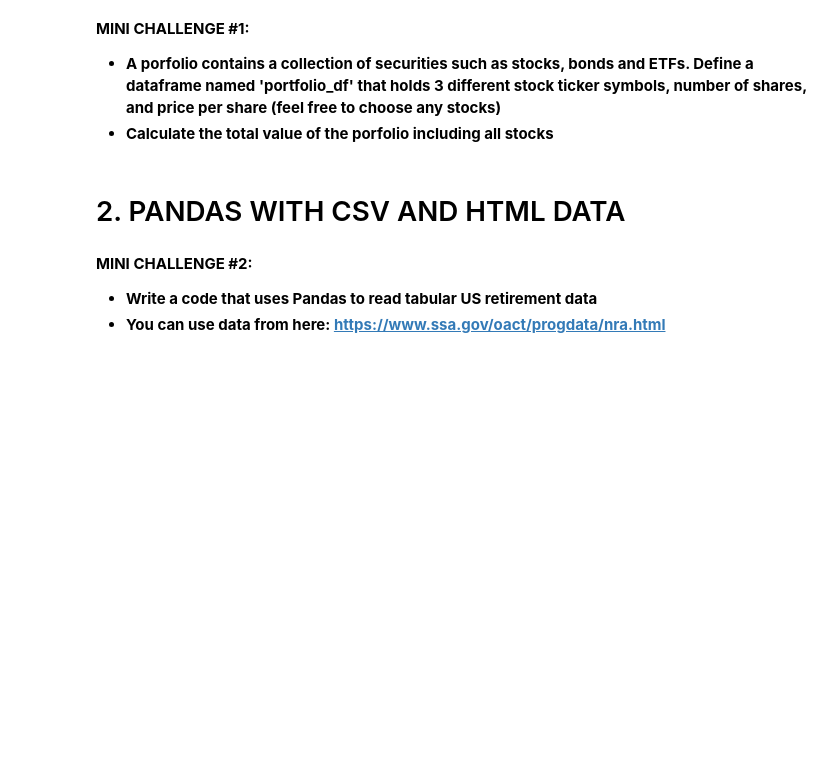
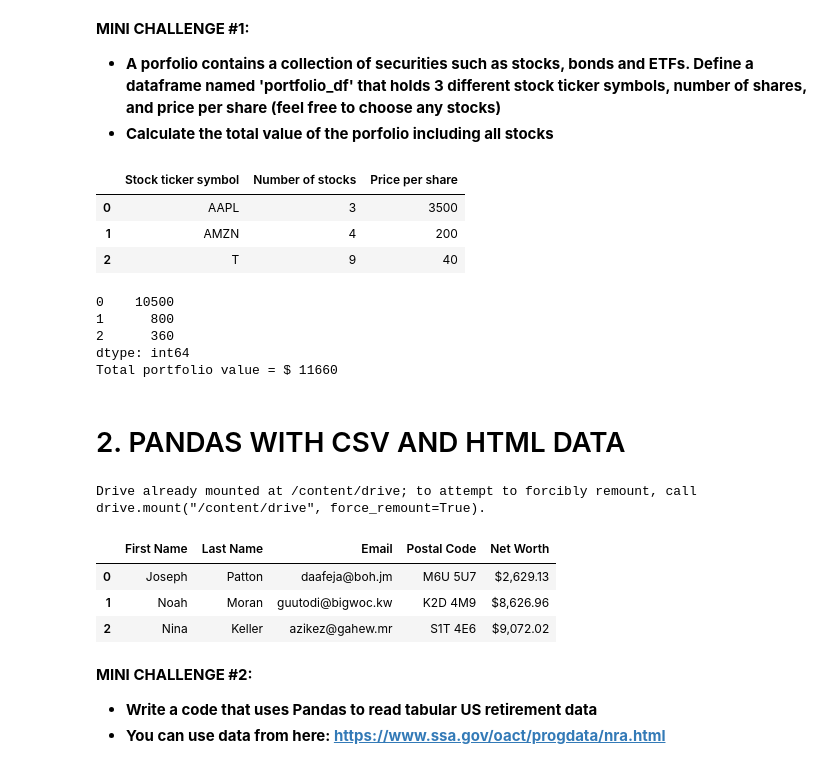
Before and after one commit to LinaSachuk/The-Complete-Python-and-Machine-Learning-for-Financial-Analysis, a Jupyter notebook: 8_Python_101_Python_Libraries_for_Data_Analysis_Pandas.ipynb, the cells around one changed output. Saved outputs shown, nothing was run; the diff lists cells and outputs as text; code cells hidden in the pictures; blank space fills up the shorter version.

```diff
--- a/8_Python_101_Python_Libraries_for_Data_Analysis_Pandas.ipynb
+++ b/8_Python_101_Python_Libraries_for_Data_Analysis_Pandas.ipynb
@@ -94,12 +94,45 @@ bank_client_df.tail()
 **MINI CHALLENGE #1:**
 - **A porfolio contains a collection of securities such as stocks, bonds and ETFs. Define a dataframe named 'portfolio_df' that holds 3 different stock ticker symbols, number of shares, and price per share (feel free to choose any stocks)**
 - **Calculate the total value of the porfolio including all stocks**
+# %%
+portfolio_df = pd.DataFrame({'Stock ticker symbol': ['AAPL', 'AMZN', 'T'],
+                             'Number of stocks': [3, 4, 9],
+                             'Price per share': [3500, 200, 40]})
+portfolio_df
+# %% [output]
+|  | Stock ticker symbol | Number of stocks | Price per share |
+| 0 | AAPL | 3 | 3500 |
+| 1 | AMZN | 4 | 200 |
+| 2 | T | 9 | 40 |
+# %%
+stocks_dollar_value = portfolio_df['Number of stocks']*portfolio_df['Price per share']
+print(stocks_dollar_value)
+print(f'Total portfolio value = $ {stocks_dollar_value.sum()}')
+# %% [output]
+0    10500
+1      800
+2      360
+dtype: int64
+Total portfolio value = $ 11660
 # %% [markdown]
 # 2. PANDAS WITH CSV AND HTML DATA
 # %%
 # In order to access data on Google Drive, you need to mount the drive to access it's content
+# %%
+from google.colab import drive
+drive.mount('/content/drive')
+# %% [output]
+Drive already mounted at /content/drive; to attempt to forcibly remount, call drive.mount("/content/drive", force_remount=True).
 # %%
 # Pandas is used to read a csv file and store data in a DataFrame
+
+bank_df = pd.read_csv('/content/drive/My Drive/Python+for+Financial+Analysis+-+Course+Package/Part 1. Python Programming Fundamentals/bank_client_information.csv')
+bank_df
+# %% [output]
+|  | First Name | Last Name | Email | Postal Code | Net Worth |
+| 0 | Joseph | Patton | daafeja@boh.jm | M6U 5U7 | $2,629.13 |
+| 1 | Noah | Moran | guutodi@bigwoc.kw | K2D 4M9 | $8,626.96 |
+| 2 | Nina | Keller | azikez@gahew.mr | S1T 4E6 | $9,072.02 |
 # %%
 # write to a csv file without an index
 # %%
```
